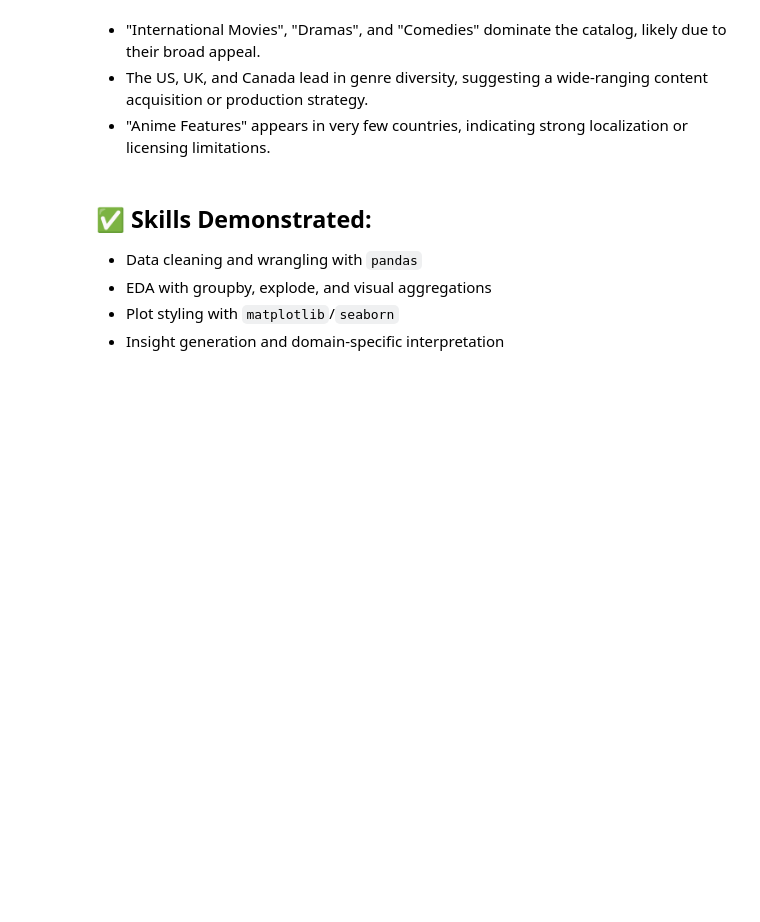
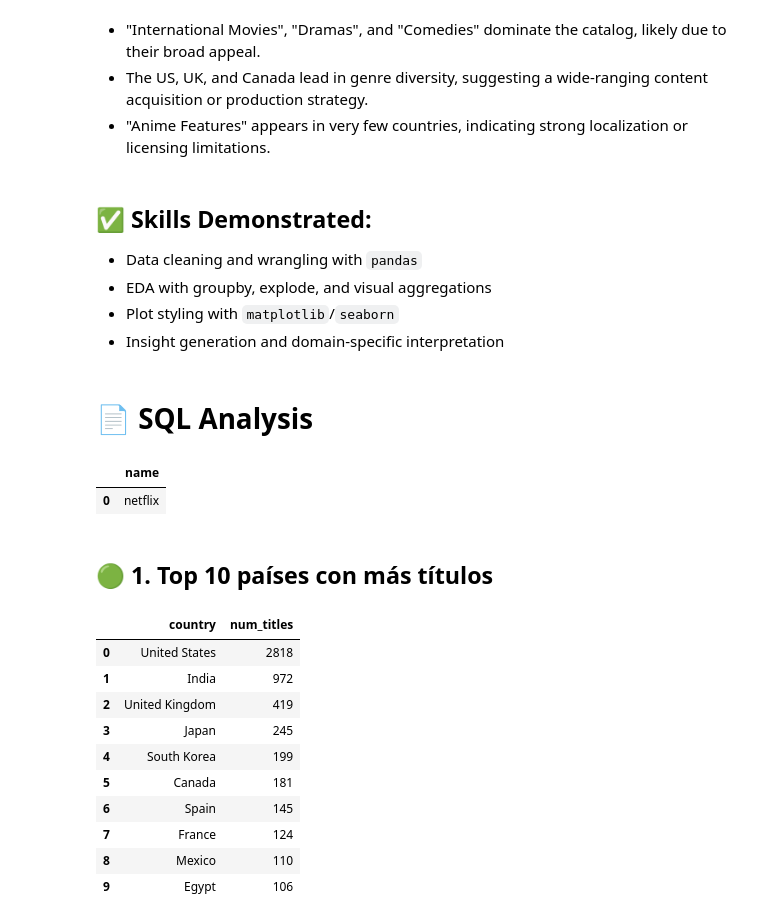
Before and after one commit to luisfernandoc/netflix_data_analysis, a Jupyter notebook: netflix_eda.ipynb, the cells around one changed output. Saved outputs shown, nothing was run; the diff lists cells and outputs as text; code cells hidden in the pictures; blank space fills up the shorter version.

```diff
--- a/netflix_eda.ipynb
+++ b/netflix_eda.ipynb
@@ -889,3 +889,55 @@ rare_genders[rare_genders <= 3].sort_values().to_frame().head(10)
 - EDA with groupby, explode, and visual aggregations
 - Plot styling with `matplotlib`/`seaborn`
 - Insight generation and domain-specific interpretation
+# %% [markdown]
+# 📄 SQL Analysis
+# %%
+from google.colab import drive
+drive.mount('/content/drive')
+
+import pandas as pd
+import sqlite3
+
+# Ruta exacta
+file_path = "/content/drive/MyDrive/Colab Notebooks/data/netflix_titles.csv"
+
+# Leer CSV
+df = pd.read_csv(file_path)
+
+# Columnas relevantes
+columns_relevant = ['show_id', 'title', 'type', 'country', 'date_added', 'release_year', 'rating', 'duration', 'listed_in']
+df_relevant = df[columns_relevant].copy()
+
+# Guardar como base de datos SQLite
+conn = sqlite3.connect("/content/netflix.db")
+df_relevant.to_sql("netflix", conn, if_exists="replace", index=False)
+
+# Confirmar que la tabla se creó
+pd.read_sql("SELECT name FROM sqlite_master WHERE type='table';", conn)
+# %% [output]
+|  | name |
+| 0 | netflix |
+# %% [markdown]
+## 🟢 1. Top 10 países con más títulos
+# %%
+query = """
+SELECT country, COUNT(*) as num_titles
+FROM netflix
+WHERE country IS NOT NULL
+GROUP BY country
+ORDER BY num_titles DESC
+LIMIT 10
+"""
+pd.read_sql(query, conn)
+# %% [output]
+|  | country | num_titles |
+| 0 | United States | 2818 |
+| 1 | India | 972 |
+| 2 | United Kingdom | 419 |
+| 3 | Japan | 245 |
+| 4 | South Korea | 199 |
+| 5 | Canada | 181 |
+| 6 | Spain | 145 |
+| 7 | France | 124 |
+| 8 | Mexico | 110 |
+| 9 | Egypt | 106 |
```
Also changed, not shown: parts of 14 cells of this notebook, 1 other file.
